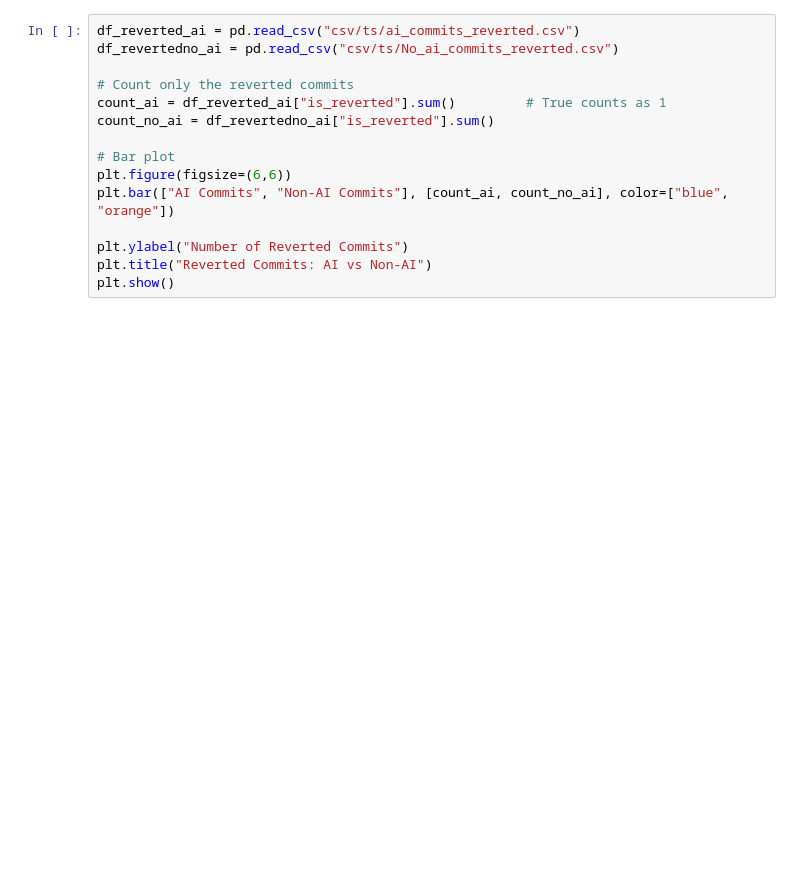
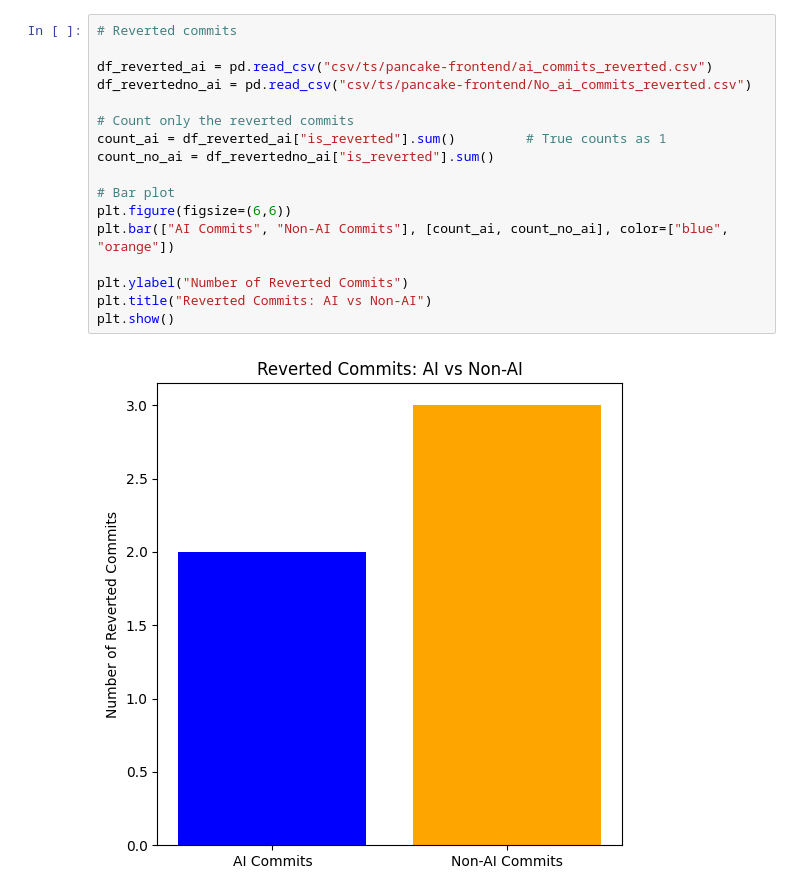
Before and after one commit to elinsbe/software_analytics, a Jupyter notebook: results_visuals.ipynb, the cells around one changed output. Drawn from its saved outputs; the diff is of its cells as text; blank space fills up the shorter version.

```diff
--- a/results_visuals.ipynb
+++ b/results_visuals.ipynb
@@ -141,16 +190,20 @@ df_reverted.to_csv("csv/ts/No_ai_commits_reverted.csv")
 # %%
-df_reverted_ai = pd.read_csv("csv/ts/ai_commits_reverted.csv")
-df_revertedno_ai = pd.read_csv("csv/ts/No_ai_commits_reverted.csv")
+# Reverted commits
+
+df_reverted_ai = pd.read_csv("csv/ts/pancake-frontend/ai_commits_reverted.csv")
+df_revertedno_ai = pd.read_csv("csv/ts/pancake-frontend/No_ai_commits_reverted.csv")
 
 # Count only the reverted commits
 count_ai = df_reverted_ai["is_reverted"].sum()         # True counts as 1
 count_no_ai = df_revertedno_ai["is_reverted"].sum()
 
 # Bar plot
 plt.figure(figsize=(6,6))
 plt.bar(["AI Commits", "Non-AI Commits"], [count_ai, count_no_ai], color=["blue", "orange"])
 
 plt.ylabel("Number of Reverted Commits")
 plt.title("Reverted Commits: AI vs Non-AI")
 plt.show()
+# %% [output]
+[figure, added]
 # %%
```
Also changed, not shown: parts of 11 cells of this notebook.
